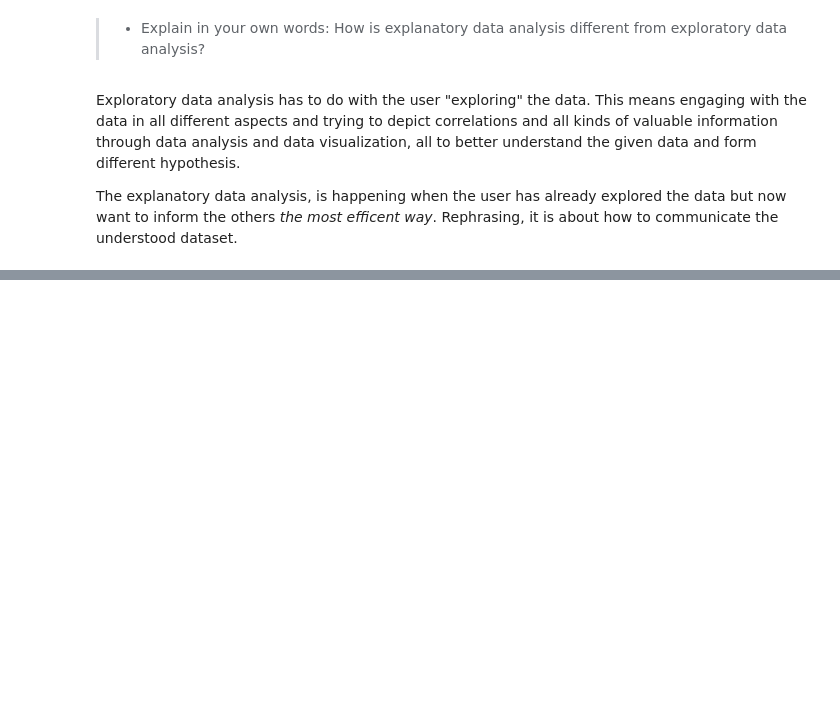
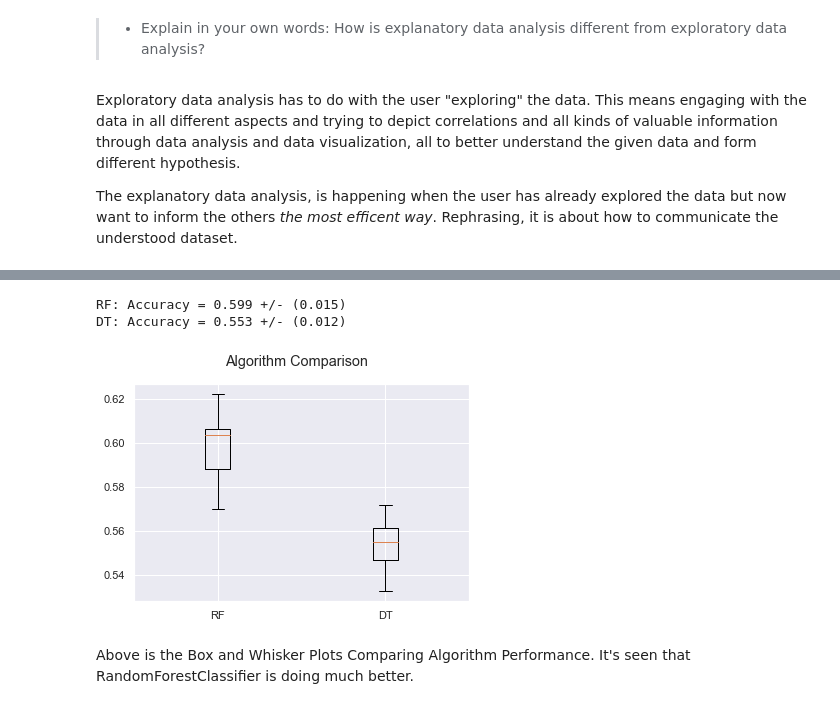
Before and after one commit to AbdulstarKousa/social-data-analysis, a Jupyter notebook: Assignment/Assignment 2.ipynb, the cells around one changed output, grey strips where cells are left out. Drawn from its saved outputs; the diff is of its cells as text; code cells hidden in the pictures; blank space fills up the shorter version.

```diff
--- a/Assignment/Assignment 2.ipynb
+++ b/Assignment/Assignment 2.ipynb
@@ -122,0 +734,15 @@ The explanatory data analysis, is happening when the user has already explored t
+# %%
+numeric_transformer = StandardScaler()
+
+
+categorical_transformer = Pipeline(
+        steps = [
+        ('enc', OrdinalEncoder(handle_unknown='use_encoded_value',unknown_value=-1)),
+        ('stand', StandardScaler())
+        ])
+
+preprocessor = ColumnTransformer(
+        transformers=[
+        ('num', numeric_transformer, selector(dtype_exclude="object")),
+        ('cat', categorical_transformer, selector(dtype_include="object"))
+        ])
@@ -122,0 +808,9 @@ The explanatory data analysis, is happening when the user has already explored t
+# %%
+""" Split-out X,Y dataset """
+X = data_downsampled.iloc[:,1:]
+Y = data_downsampled.iloc[:,0]
+
+""" Split-out validation dataset """
+validation_size = 0.6
+X_train, X_validation, Y_train, Y_validation = train_test_split(X, Y,test_size=validation_size, random_state=seed, stratify=Y)
+print (f'{len(Y_train)} samples to train on and {len(Y_validation)} to validate the final model on (unseen data)')
@@ -122,0 +829,27 @@ The explanatory data analysis, is happening when the user has already explored t
+# %%
+pipelines = []
+pipelines.append(('RF', Pipeline([('preprocessor', preprocessor),('rf',RandomForestClassifier())])))
+pipelines.append(('DT', Pipeline([('preprocessor', preprocessor),('dt',DecisionTreeClassifier())])))
+
+results = []
+names = []
+for name, model in pipelines:
+    kfold = KFold(n_splits=10,shuffle= True, random_state=seed)
+    cv_results = cross_val_score(model, X_train, Y_train, cv=kfold, scoring='accuracy')
+    results.append(cv_results)
+    names.append(name)
+    msg = "%s: Accuracy = %.3f +/- (%.3f)" % (name, cv_results.mean(), cv_results.std())
+    print(msg)
+
+fig = plt.figure()
+fig.suptitle('Algorithm Comparison')
+ax = fig.add_subplot(111)
+plt.boxplot(results)
+ax.set_xticklabels(names)
+plt.show()
+# %% [output]
+RF: Accuracy = 0.599 +/- (0.015)
+DT: Accuracy = 0.553 +/- (0.012)
+[figure, added]
+# %% [markdown]
+Above is the Box and Whisker Plots Comparing Algorithm Performance. It's seen that RandomForestClassifier is doing much better.
```
Also changed, not shown: parts of 82 cells of this notebook, 2 other files.
